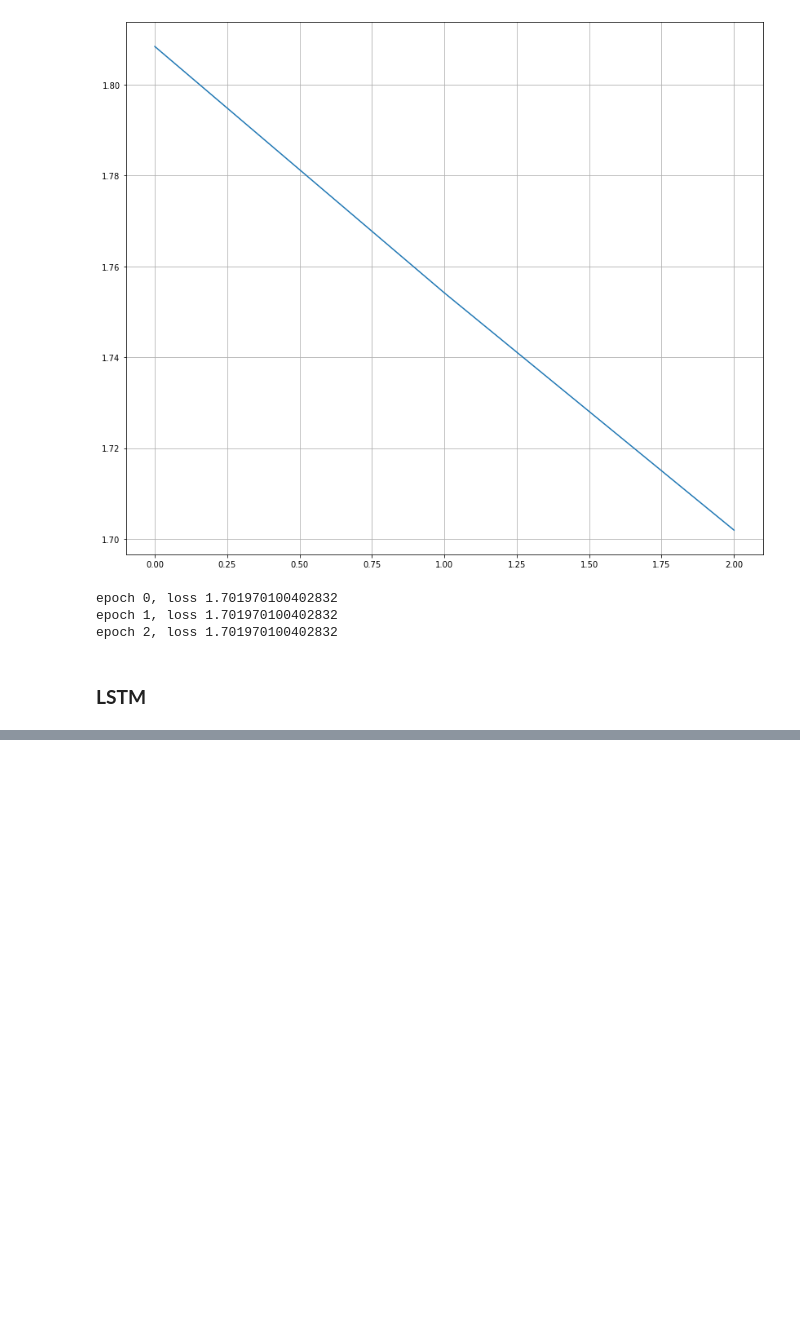
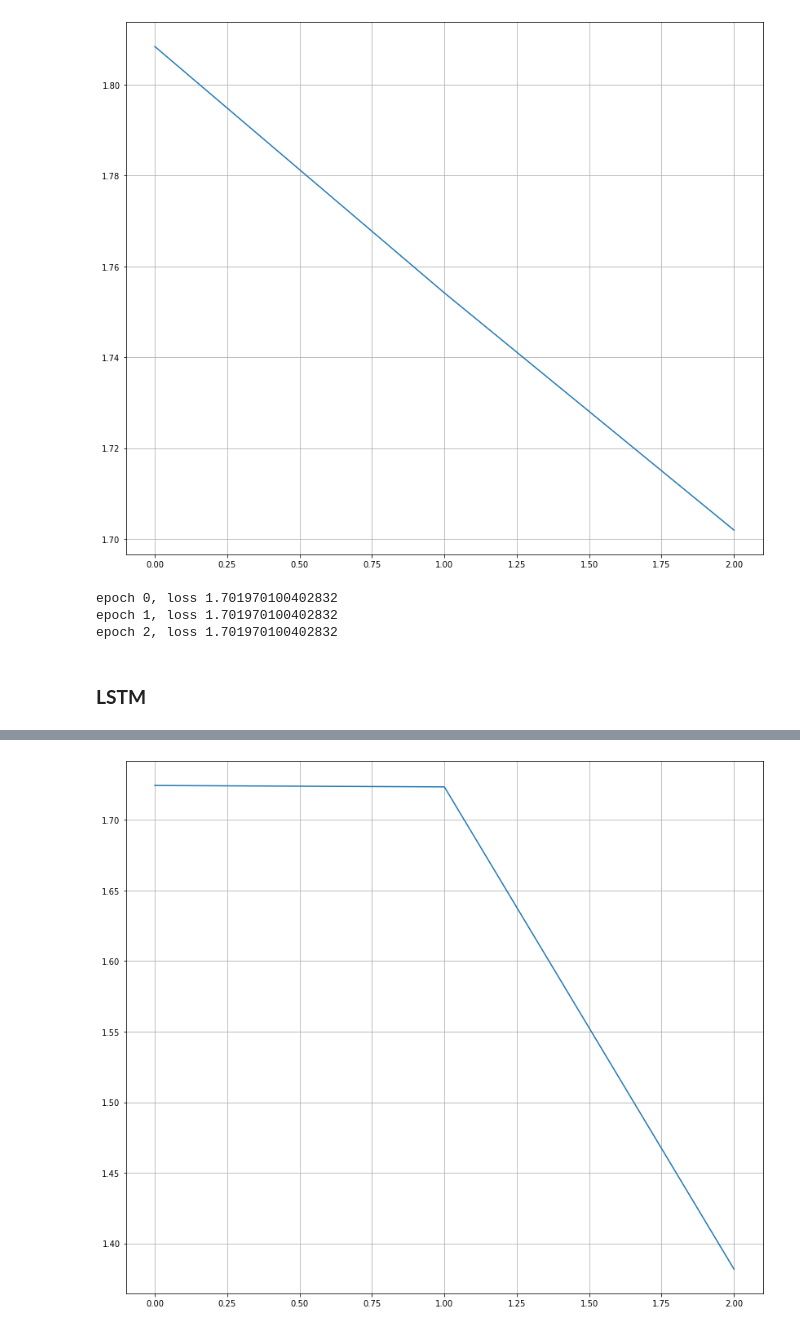
Before and after one commit to DmitryKutsev/DeepHW, a Jupyter notebook: my_hw2.ipynb, the cells around one changed output, grey strips where cells are left out. Saved outputs shown, nothing was run; the diff lists cells and outputs as text; code cells hidden in the pictures; blank space fills up the shorter version.

```diff
--- a/my_hw2.ipynb
+++ b/my_hw2.ipynb
@@ -624,7 +632,37 @@ class LSTM(nn.Module):
 
         return x
 # %%
-model = DeepAverageNetwork(embeddings=embeddings,
+model = LSTM(embeddings=embeddings,
                            linear_1_size=256,
                            linear_2_size=128,
+                            hidden_size = 64,
                            n_classes=len(category2index))
+# %%
+CUDA = torch.cuda.is_available()
+if CUDA:
+  model = model.CUDA()
+# %%
+# criterion = nn.MSELoss()
+# optimizer = torch.optim.SGD(params=model.parameters(), lr=0.0001)
+
+criterion = nn.CrossEntropyLoss()
+optimizer = torch.optim.Adam(params=model.parameters(), lr=0.0001)
+
+epochs = 3
+losses = []
+for i in range(epochs):
+  for x, y in train_loader:
+    if CUDA:
+      x = x.CUDA()
+      y = y.CUDA()
+
+    y_pred = model.forward(x)
+    loss = criterion(y_pred, y)
+
+
+
+    optimizer.zero_grad()
+    loss.backward()
+    optimizer.step()
+  losses.append(loss)
+  print(f"epoch {i}, loss {loss}")
@@ -630,0 +673,6 @@ model = DeepAverageNetwork(embeddings=embeddings,
+# %%
+plt.figure(figsize=(14, 12))
+plt.plot(range(epochs), losses)
+plt.grid()
+# %% [output]
+[figure, added]
```
Also changed, not shown: parts of 3 cells of this notebook.
